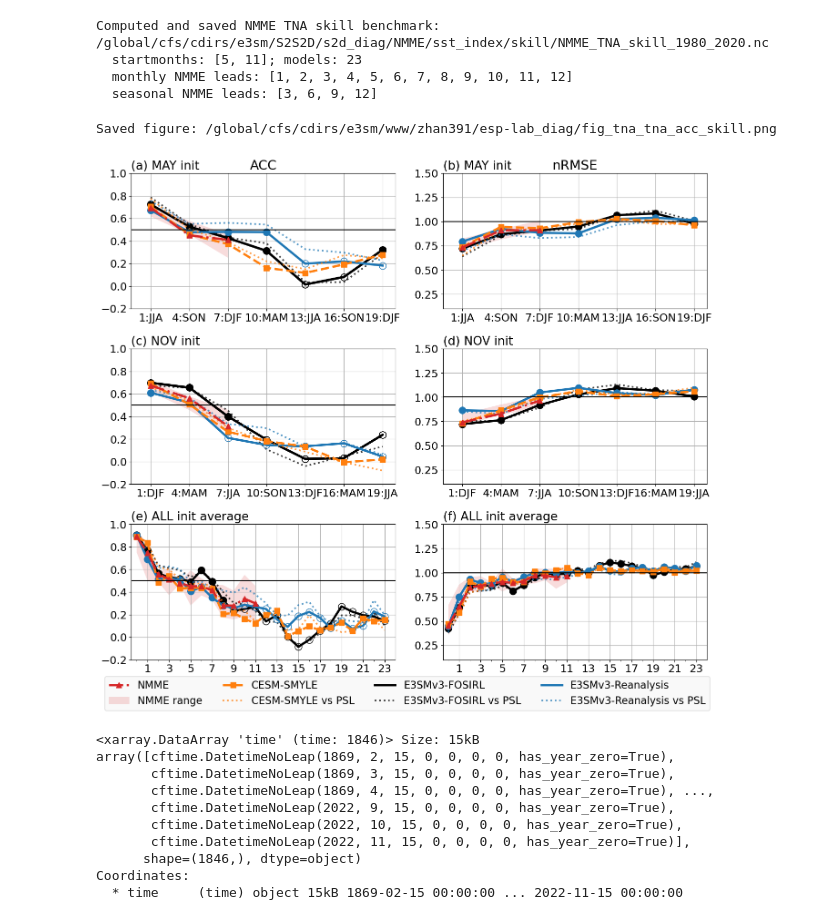
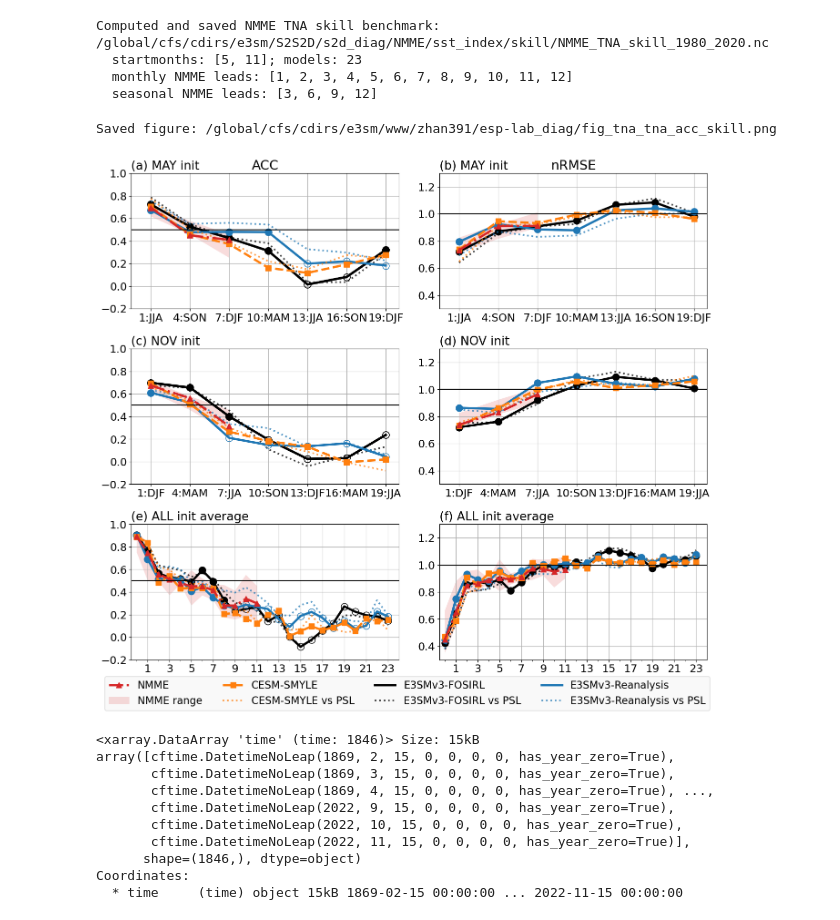
Before and after one commit to zhangshixuan1987/ESP-Lab, a Jupyter notebook: jupyter/4_refactor_sst_skill_ts.ipynb, the cells around one changed output. Saved outputs shown, nothing was run; the diff lists cells and outputs as text; code cells hidden in the pictures.

```diff
--- a/jupyter/4_refactor_sst_skill_ts.ipynb
+++ b/jupyter/4_refactor_sst_skill_ts.ipynb
@@ -117,8 +126,8 @@ WORKFLOW_SETTINGS = {
         "years": (1980, 2018),
         "exclude_year": None,
         "init_months": [5, 11],
-        "climatology_years": (1980, 2010),
-        "force_rewrite": True,
+        "climatology_years": (1981, 2010),
+        "force_rewrite": False,
     },
     "region": {
         # Nino12,Nino3,Nino3.4,Nino4,TNA,
@@ -320,7 +329,7 @@ REGIONS_PLOT_SETTINGS = {
     "Nino3":       {"acc_lim": [0.0, 1.0], "rmse_lim": [0.1, 1.5], "ts_lim": [-4.0, 4.0], "ts_yticks": [-3, -1.5, 0, 1.5, 3]},
     "Nino3.4":     {"acc_lim": [0.0, 1.0], "rmse_lim": [0.1, 1.5], "ts_lim": [-4.0, 4.0], "ts_yticks": [-3.0, -1.5, 0, 1.5, 3]},
     "Nino4":       {"acc_lim": [-0.2, 1.0], "rmse_lim": [0.1, 1.5], "ts_lim": [-3.0, 3.0], "ts_yticks": [-3, -1.5, 0, 1.5, 3]},
-    "TNA":         {"acc_lim": [-0.2, 1.0], "rmse_lim": [0.1, 1.5], "ts_lim": [-2.0, 2.0], "ts_yticks": [-2, -1, 0, 1, 2]},
+    "TNA":         {"acc_lim": [-0.2, 1.0], "rmse_lim": [0.3, 1.3], "ts_lim": [-1.2, 1.2], "ts_yticks": [-1.2, -0.6, 0, 0.6, 1.2]},
     "TSA":         {"acc_lim": [-0.2, 1.0], "rmse_lim": [0.1, 1.5], "ts_lim": [-2.0, 2.0], "ts_yticks": [-2, -1, 0, 1, 2]},
     "PACWRAMPOOL": {"acc_lim": [-0.2, 1.0], "rmse_lim": [0.1, 1.5], "ts_lim": [-2.0, 2.0], "ts_yticks": [-2, -1, 0, 1, 2]},
     "AtlNino":     {"acc_lim": [-0.2, 1.0], "rmse_lim": [0.1, 1.5], "ts_lim": [-2.0, 2.0], "ts_yticks": [-2, -1, 0, 1, 2]},
@@ -876,10 +885,28 @@ if SMYLE_SKILL_FILE.is_file() and not smyle_cfg.get("force_compute_skill", False
         with xr.open_dataset(SMYLE_SKILL_FILE) as _smyle_cache_check:
             required_vars = {"smyle_seas_skill_corr", "smyle_skill_corr"}
             missing_vars = required_vars - set(_smyle_cache_check.data_vars)
+            boundary_vars = [
+                name for name in _smyle_cache_check.data_vars
+                if name.startswith("smyle_seas_skill_")
+                and not name.startswith("smyle_seas_skill_ref_")
+            ]
+            invalid_boundary = (
+                case_nlead == 24
+                and _smyle_cache_check.sizes.get("seasonal_L", 0) >= 8
+                and any(
+                    bool(_smyle_cache_check[name].isel(seasonal_L=-1).notnull().any())
+                    for name in boundary_vars
+                )
+            )
         if missing_vars:
             print(
                 f"Ignoring incomplete CESM-SMYLE skill cache {SMYLE_SKILL_FILE}; "
                 f"missing {sorted(missing_vars)}"
+            )
+        elif invalid_boundary:
+            print(
+                f"Ignoring CESM-SMYLE skill cache {SMYLE_SKILL_FILE}; "
+                "the incomplete eighth centered season contains finite skill"
             )
         else:
             smyle_skill_cache_exists = True
@@ -1416,8 +1443,17 @@ plt.rcParams.update({
 # -----------------------------
 # Derived plot values
 # -----------------------------
-leadsea = e3smle_seas_skill.L - 2
+# Keep the full seasonal coordinate in data products, but only label and
+# plot leads for which at least one core skill metric is finite. For a
+# 24-month centered-season forecast this excludes the incomplete eighth
+# season while allowing it to become visible automatically for a future
+# forecast that supplies the required 25th month.
+_seasonal_core = e3smle_seas_skill[["corr", "rmse"]].to_array()
+_seasonal_reduce_dims = [dim for dim in _seasonal_core.dims if dim != "L"]
+_seasonal_lead_available = _seasonal_core.notnull().any(_seasonal_reduce_dims)
+leadsea = e3smle_seas_skill.L.where(_seasonal_lead_available, drop=True) - 2
 _nlead_seas = leadsea.sizes["L"]
+seasonal_xlim = [-0.5, float(leadsea.max()) + 1.0]
 xsea = {
     month: labels[:_nlead_seas]
     for month, labels in season_labels_by_month.items()
@@ -1814,34 +1850,34 @@ for label in preferred_legend_order + [label for label in base_labels if label n
     psl_label = f"{label} vs PSL"
     if psl_label in legend_items and psl_label not in ordered_labels:
         ordered_labels.append(psl_label)
 ordered_labels += [label for label in legend_items if label not in ordered_labels]
 handles = [legend_items[label] for label in ordered_labels]
 labels = ordered_labels
 fig.legend(
     handles, labels,
     loc="lower center",
     ncol=4,
     bbox_to_anchor=(0.5, 0.01),
     frameon=True,
     facecolor="#f9f9f9",
     edgecolor="lightgray",
     framealpha=0.9
 )
 
 fig.tight_layout(rect=[0, 0.06, 1, 1])
 figpath = FIGURE_OUTDIR / figname
 mov.save_figure(
     fig, figpath,
     mode="",
     metric=f"{cfg.region_name.lower()}_sst_skill",
     dpi=dpi,
 
 )
 print("Saved figure:", figpath)
 plt.show()
 # %% [output]
 Saved figure: /global/cfs/cdirs/e3sm/www/zhan391/esp-lab_diag/fig_tna_tna_acc_skill.png
-[figure, old version]
+[figure, new version]
 # %%
 # -----------------------------
 # DJF observed anomaly series
```
Also changed, not shown: parts of 10 cells of this notebook, 33 other files.
